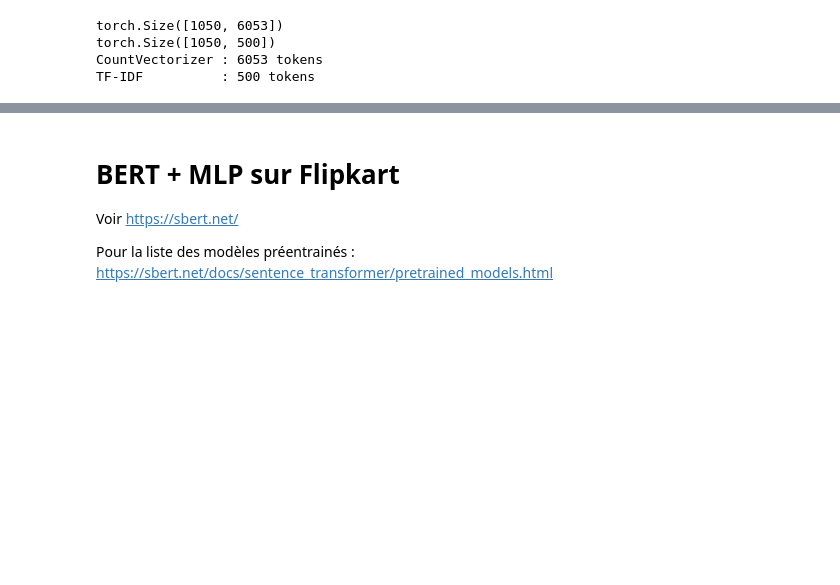
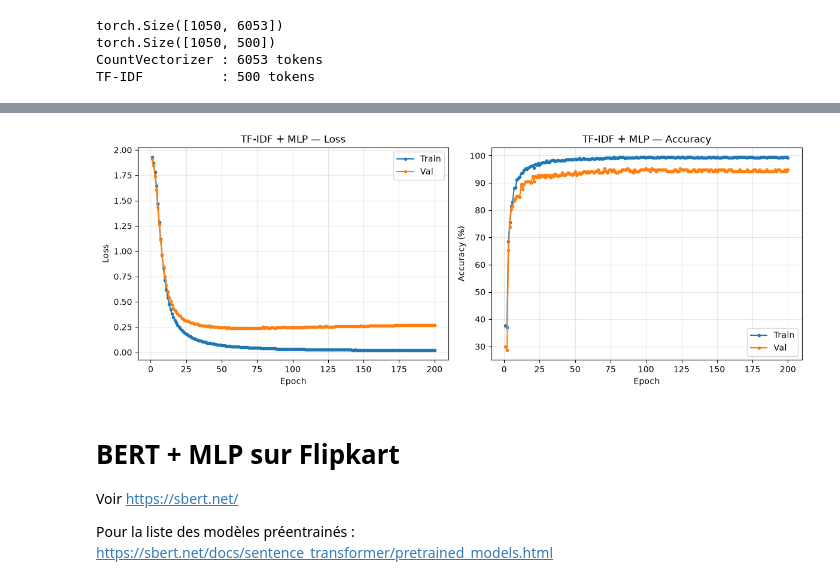
Before and after one commit to belafdil-chakib/2026-07-07, a Jupyter notebook: 999_Corrigés/Sequential Data corrigé.ipynb, the cells around one changed output, grey strips where cells are left out. Saved outputs shown, nothing was run; the diff lists cells and outputs as text; code cells hidden in the pictures; blank space fills up the shorter version.

```diff
--- a/999_Corrigés/Sequential Data corrigé.ipynb
+++ b/999_Corrigés/Sequential Data corrigé.ipynb
@@ -133,4 +175,4 @@ Epoch 200/200 -- accuracy: 100.00%
 # %%
 # TF-IDF + MLP
-model_tfidf = train_mlp(x_tfidfvec, y)
+model_tfidf = train_mlp(x_tfidfvec, y, title="TF-IDF + MLP")
 # %% [output]
@@ -154,3 +179,4 @@ Epoch 200/200 -- accuracy: 99.33%
+[figure, added]
 # %% [markdown]
 # BERT + MLP sur Flipkart
 Voir https://sbert.net/
```
Also changed, not shown: parts of 9 cells of this notebook, 1 other file.
